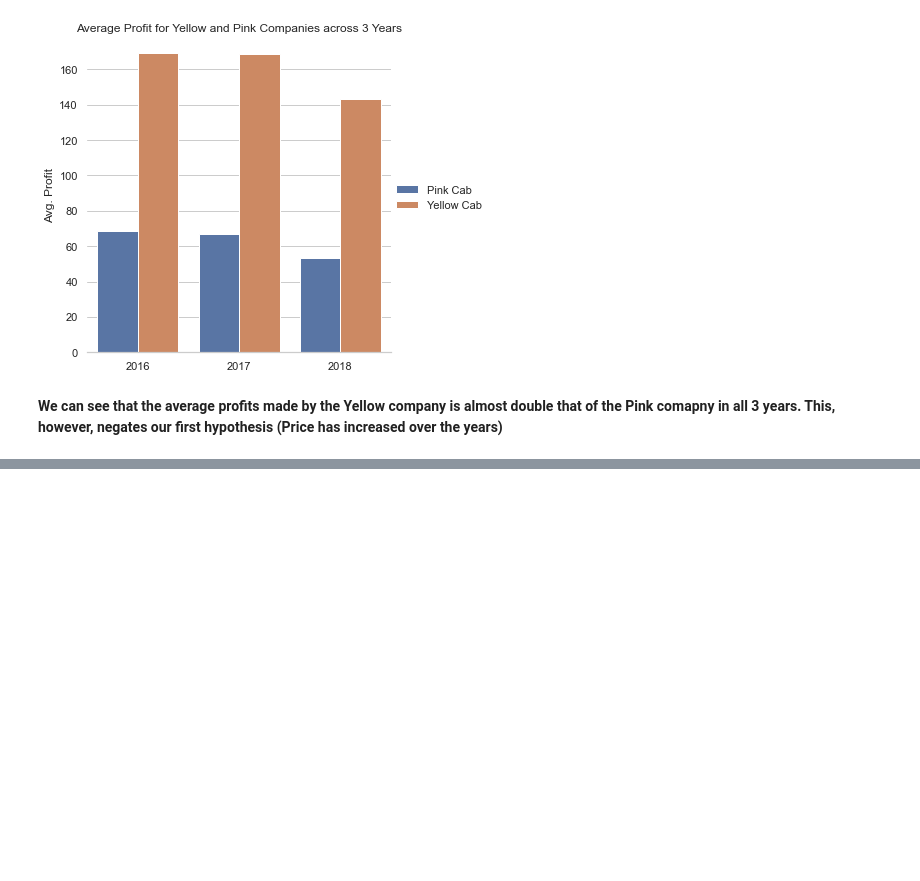
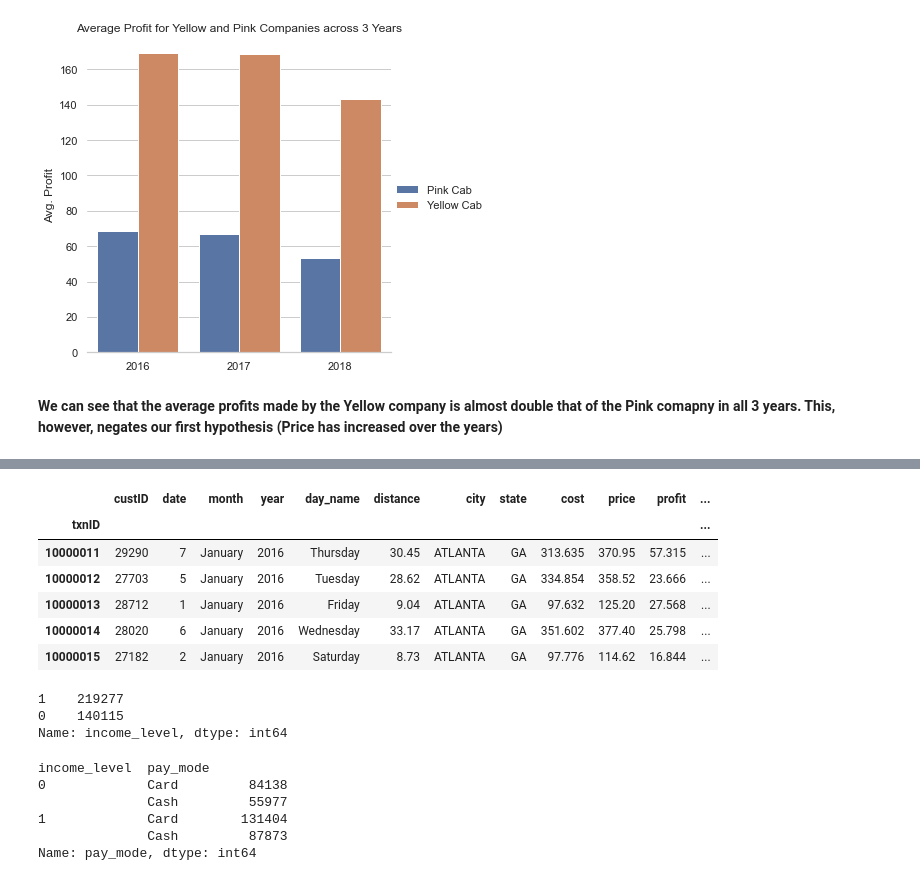
Before and after one commit to udbhavbalaji/G2M-Cab-Investment, a Jupyter notebook: G2M-EDA.ipynb, the cells around one changed output, grey strips where cells are left out. Cells and saved outputs as stored; diff of their text form; code cells hidden in the pictures; blank space fills up the shorter version.

```diff
--- a/G2M-EDA.ipynb
+++ b/G2M-EDA.ipynb
@@ -137,0 +190,26 @@ __We can see that the average profits made by the Yellow company is almost doubl
+# %%
+df.head()
+# %% [output]
+|  | custID | date | month | year | day_name | distance | city | state | cost | price | profit | ... |
+| txnID |  |  |  |  |  |  |  |  |  |  |  | ... |
+| 10000011 | 29290 | 7 | January | 2016 | Thursday | 30.45 | ATLANTA | GA | 313.635 | 370.95 | 57.315 | ... |
+| 10000012 | 27703 | 5 | January | 2016 | Tuesday | 28.62 | ATLANTA | GA | 334.854 | 358.52 | 23.666 | ... |
+| 10000013 | 28712 | 1 | January | 2016 | Friday | 9.04 | ATLANTA | GA | 97.632 | 125.20 | 27.568 | ... |
+| 10000014 | 28020 | 6 | January | 2016 | Wednesday | 33.17 | ATLANTA | GA | 351.602 | 377.40 | 25.798 | ... |
+| 10000015 | 27182 | 2 | January | 2016 | Saturday | 8.73 | ATLANTA | GA | 97.776 | 114.62 | 16.844 | ... |
+# %%
+df['income_level'] = df.monthly_income.apply(lambda x: 1 if x >= 12000 else 0)
+df.income_level.value_counts()
+# %% [output]
+1    219277
+0    140115
+Name: income_level, dtype: int64
+# %%
+df.groupby('income_level').pay_mode.value_counts()
+# %% [output]
+income_level  pay_mode
+0             Card         84138
+              Cash         55977
+1             Card        131404
+              Cash         87873
+Name: pay_mode, dtype: int64
```
Also changed, not shown: parts of 6 cells of this notebook.
